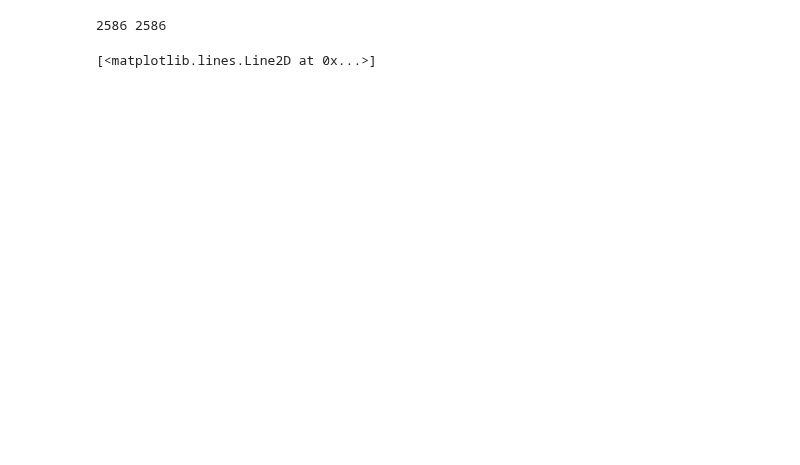
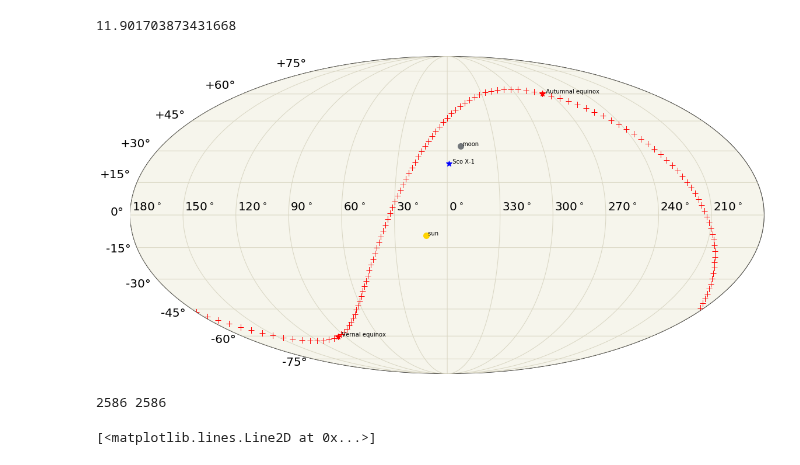
Before and after one commit to Lang-Shao/graduate_cource, a Jupyter notebook: General_Python/skymap.ipynb, the cells around one changed output. Cells and saved outputs as stored; diff of their text form; code cells hidden in the pictures; blank space fills up the shorter version.

Commit message:
add galactic coordinate

```diff
--- a/General_Python/skymap.ipynb
+++ b/General_Python/skymap.ipynb
@@ -67,3 +74,69 @@ for i in np.arange(0, 24, 0.2):
+# %%
+sun_lb.l.deg
+# %% [output]
+11.901703873431668
+# %%
+#######################
+# Galactic coordinate #
+# l & b               #
+#######################
+
+projection = 'moll'
+fig = plt.figure(figsize=(20,10))
+ax = fig.add_subplot(111)
+map = Basemap(projection=projection, lat_0=0, lon_0=0,
+              resolution='l', area_thresh=1000.0, celestial=True, ax=ax)
+map.drawmeridians(np.arange(0, 360, 30), dashes=[1,0], color='#d9d6c3')
+map.drawparallels(np.arange(-90, 90, 15), dashes=[1,0], labels=[1,0,0,1],
+                  color='#d9d6c3',size=20)
+map.drawmapboundary(fill_color='#f6f5ec')
+if projection == 'moll':
+    az1 = np.arange(0, 360, 30)
+    zen1 = np.zeros(az1.size) + 2
+    azname = []
+    for i in az1:
+        azname.append(r'${\/%s\/^{\circ}}$' % str(i))
+    x1, y1 = map(az1, zen1)
+    for index, value in enumerate(az1):
+        plt.text(x1[index], y1[index], azname[index], size=20)
+
+time = Time('2019-01-02')
+sun_position = get_sun(time)
+sun_lb = SkyCoord(sun_position.ra.deg, sun_position.dec.deg,frame='icrs',unit='deg').transform_to('galactic')
+sun_x,sun_y = map(sun_lb.l.deg, sun_lb.b.deg)
+map.plot(sun_x, sun_y, 'o', color='#ffd400', markersize=10)
+plt.text(sun_x, sun_y, ' sun', fontsize=10)
+
+moon_position = get_moon(time)
+moon_lb = SkyCoord(moon_position.ra.deg, moon_position.dec.deg,frame='icrs',unit='deg').transform_to('galactic')
+moon_x,moon_y = map(moon_lb.l.deg, moon_lb.b.deg)
+map.plot(moon_x, moon_y, 'o', color='#72777b', markersize=10)
+plt.text(moon_x, moon_y, ' moon', fontsize=10)
+
+mysourcestr=["16h19m55.07s -15d38m24.8s"]
+mysource_lb=SkyCoord(mysourcestr, frame='icrs').transform_to('galactic')
+x,y=map(mysource_lb.l.deg, mysource_lb.b.deg)
+labels=['  Sco X-1']
+for i in range(x.size):
+    map.plot(x[i], y[i], color='b', marker='*', markersize=10)
+    plt.text(x[i], y[i], labels[i], fontsize=10)
+
+vernal_equinox=SkyCoord("0h 0d", frame='icrs').transform_to('galactic')
+x,y=map(spring_equinox.l.deg, spring_equinox.b.deg)
+map.plot(x, y, '*', color='red', markersize=10)
+plt.text(x, y, '  Vernal equinox', fontsize=10)
+
+autumnal_equinox=SkyCoord("12h 0d", frame='icrs').transform_to('galactic')
+x,y=map(autumnal_equinox.l.deg, autumnal_equinox.b.deg)
+map.plot(x, y, '*', color='red', markersize=10)
+plt.text(x, y, '  Autumnal equinox', fontsize=10)
+
+for i in np.arange(0, 24, 0.2):
+    equatorial_plane=SkyCoord(str(i)+"h 0d", frame='icrs').transform_to('galactic')
+    x,y=map(equatorial_plane.l.deg, equatorial_plane.b.deg)
+    map.plot(x, y, '+', color='red', markersize=10)
+# %% [output]
+[figure, added]
 # %%
 projection = 'moll'
 fig = plt.figure(figsize=(20,10))
```
Also changed, not shown: parts of 4 cells of this notebook.
